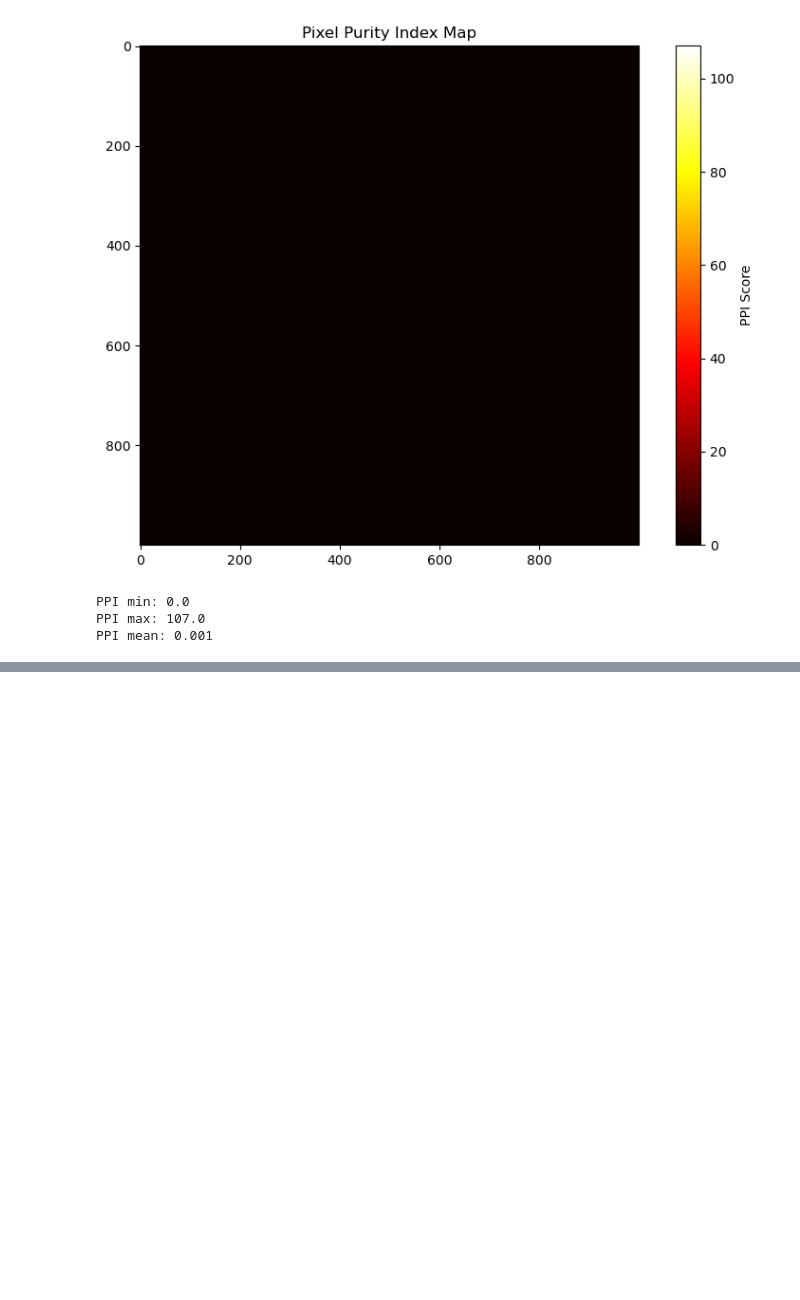
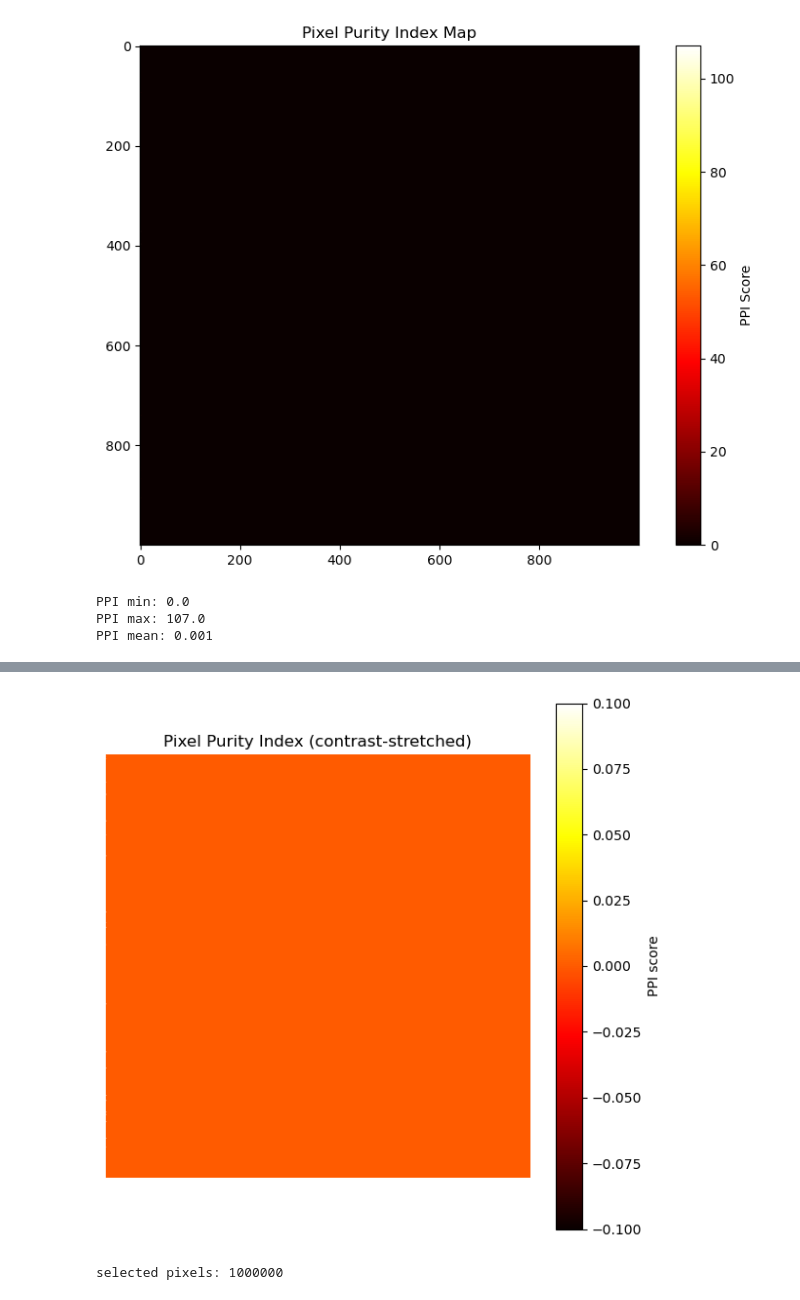
Before and after one commit to Daljit777/hyperspec_project, a Jupyter notebook: project.ipynb, the cells around one changed output, grey strips where cells are left out. Drawn from its saved outputs; the diff is of its cells as text; code cells hidden in the pictures; blank space fills up the shorter version.

```diff
--- a/project.ipynb
+++ b/project.ipynb
@@ -929,0 +1001,40 @@ NameError: name 'ppi_map' is not defined
+# %%
+import numpy as np
+import matplotlib.pyplot as plt
+
+# recommended stretch picks; pick a pair from the percentiles you printed earlier
+vmin = np.percentile(ppi_map, 50)     # median (or 0)
+vmax = np.percentile(ppi_map, 99.9)   # top tail — adjust if too bright or saturated
+
+plt.figure(figsize=(7,7))
+im = plt.imshow(ppi_map, cmap="hot", vmin=vmin, vmax=vmax)
+plt.colorbar(im, label="PPI score")
+plt.title("Pixel Purity Index (contrast-stretched)")
+plt.axis("off")
+plt.show()
+# %% [output]
+[figure, added]
+# %%
+import numpy as np
+
+# choose method A or B:
+
+# A) threshold by percentile
+thr = np.percentile(ppi_map, 99.9)     # change to 99, 99.5 as needed
+mask = ppi_map >= thr
+
+# B) pick top N pixels
+# N = 200
+# flat = ppi_map.ravel()
+# idx = np.argsort(flat)[-N:]
+# mask = np.zeros_like(flat, dtype=bool)
+# mask[idx] = True
+# mask = mask.reshape(ppi_map.shape)
+
+ys, xs = np.nonzero(mask)
+print("selected pixels:", len(xs))
+
+# Save coords for later
+np.save("ppi_candidate_coords.npy", np.vstack([ys, xs]))
+# %% [output]
+selected pixels: 1000000
```
Also changed, not shown: parts of 7 cells of this notebook.
